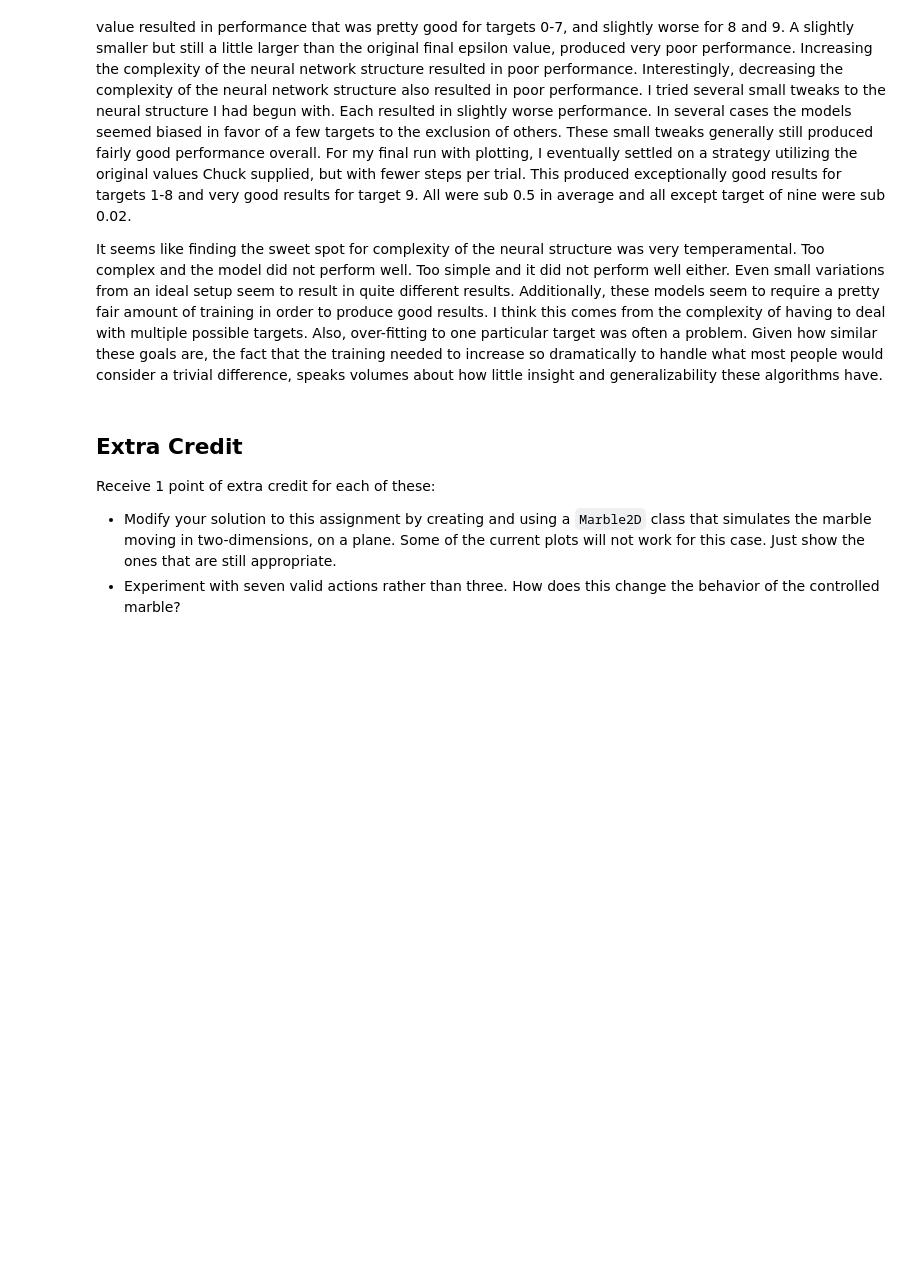
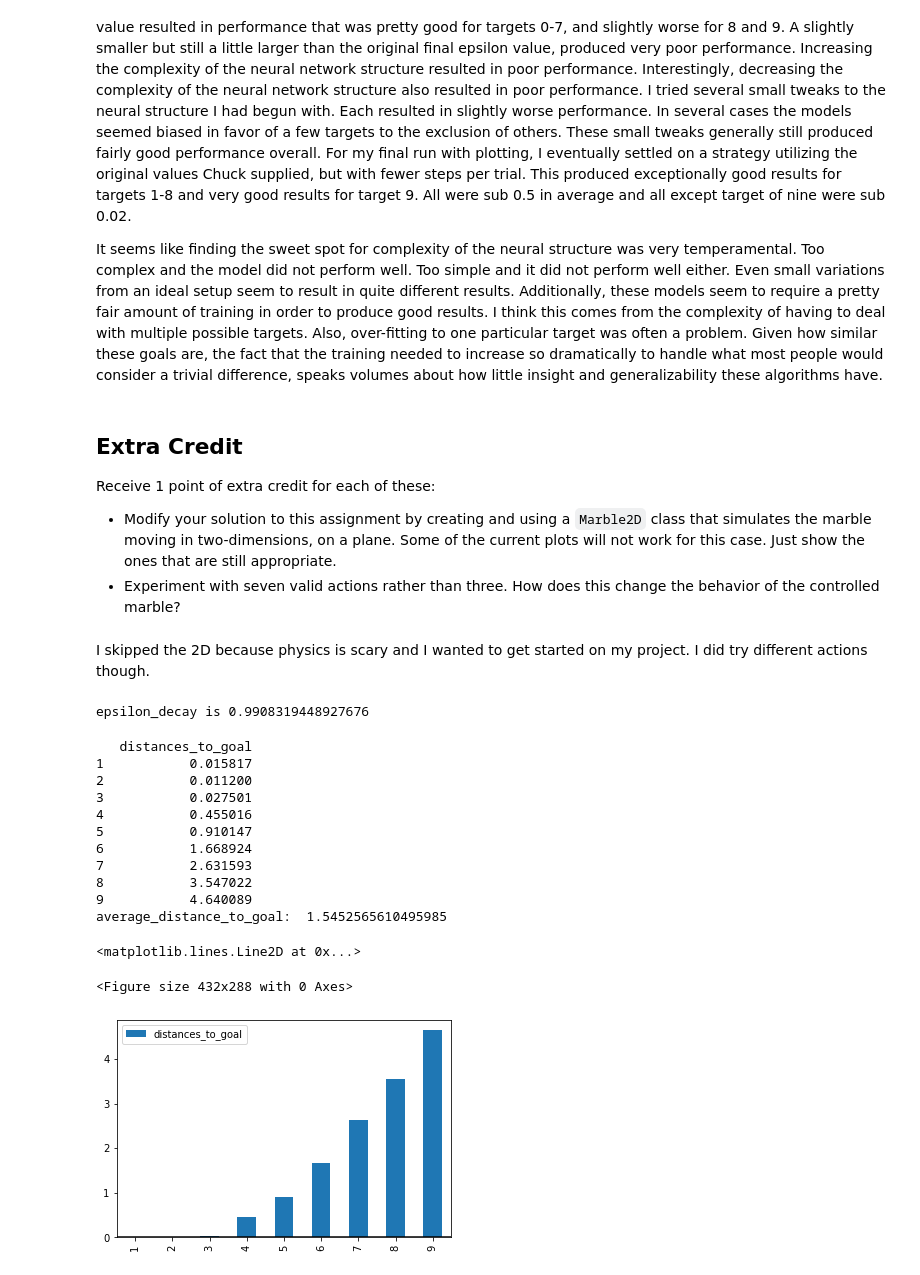
Before and after one commit to Randalthor95/CS_545, a Jupyter notebook: Assignments/Feudale-A5.ipynb, the cells around one changed output. Saved outputs shown, nothing was run; the diff lists cells and outputs as text; code cells hidden in the pictures; blank space fills up the shorter version.

```diff
--- a/Assignments/Feudale-A5.ipynb
+++ b/Assignments/Feudale-A5.ipynb
@@ -1447,3 +1447,74 @@ Receive 1 point of extra credit for each of these:
 
    * Modify your solution to this assignment by creating and using a `Marble2D` class that simulates the marble moving in two-dimensions, on a plane.  Some of the current plots will not work for this case. Just show the ones that are still appropriate.
    * Experiment with seven valid actions rather than three.  How does this change the behavior of the controlled marble?
+# %% [markdown]
+I skipped the 2D because physics is scary and I wanted to get started on my project. I did try different actions though.
+# %%
+marble = Marble_Variable_Goal(valid_actions=np.array([-10, -5, -1, 0, 1, 5, 10]))
+
+agent = Qnet(
+    marble,
+    hidden_layers=[10, 10],
+    X_means=[5, 0, 5, 0],
+    X_stds=[2, 2, 2, 0.8],
+    Q_means=[-2],
+    Q_stds=[1],
+)
+
+epsilon_trace, r_trace = agent.train(
+    n_trials=500,
+    n_steps_per_trial=100,
+    n_epochs=100,
+    method="sgd",
+    learning_rate=0.01,
+    gamma=0.9,
+    epsilon=1,
+    final_epsilon=0.01,
+    # trial_callback=plot_status,
+)
+# %% [output]
+epsilon_decay is 0.9908319448927676
+# %%
+n_steps = 200
+distances_to_goal = np.array([])
+for goal in range(1, 10):
+    sum_distance = 0
+    for starting_position in range(0, 11):
+        state = [starting_position, 0, goal]  # 0 velocity
+        x_trace = np.zeros((n_steps, 3))
+        for step in range(0, n_steps):
+            action = agent.epsilon_greedy(state, 0.0)  # epsilon = 0
+            state = agent.environment.next_state(state, action)
+            x_trace[step, :] = state
+        sum_distance += abs(state[0] - state[2])
+    distances_to_goal = np.append(distances_to_goal, sum_distance / 11)
+
+row_labels = ["1", "2", "3", "4", "5", "6", "7", "8", "9"]
+column_labels = ["distances_to_goal"]
+df = pandas.DataFrame(distances_to_goal, columns=column_labels, index=row_labels)
+print(df)
+average_distance_to_goal = np.sum(distances_to_goal) / distances_to_goal.size
+print(
+    "average_distance_to_goal: ",
+    average_distance_to_goal,
+)
+
+
+fig1 = plt.figure(1)
+df.plot.bar()
+plt.axhline(0, color="k")
+# %% [output]
+   distances_to_goal
+1           0.015817
+2           0.011200
+3           0.027501
+4           0.455016
+5           0.910147
+6           1.668924
+7           2.631593
+8           3.547022
+9           4.640089
+average_distance_to_goal:  1.5452565610495985
+<matplotlib.lines.Line2D at 0x...>
+<Figure size 432x288 with 0 Axes>
+[figure, added]
```
Also changed, not shown: parts of 8 cells of this notebook, 6 other files.
